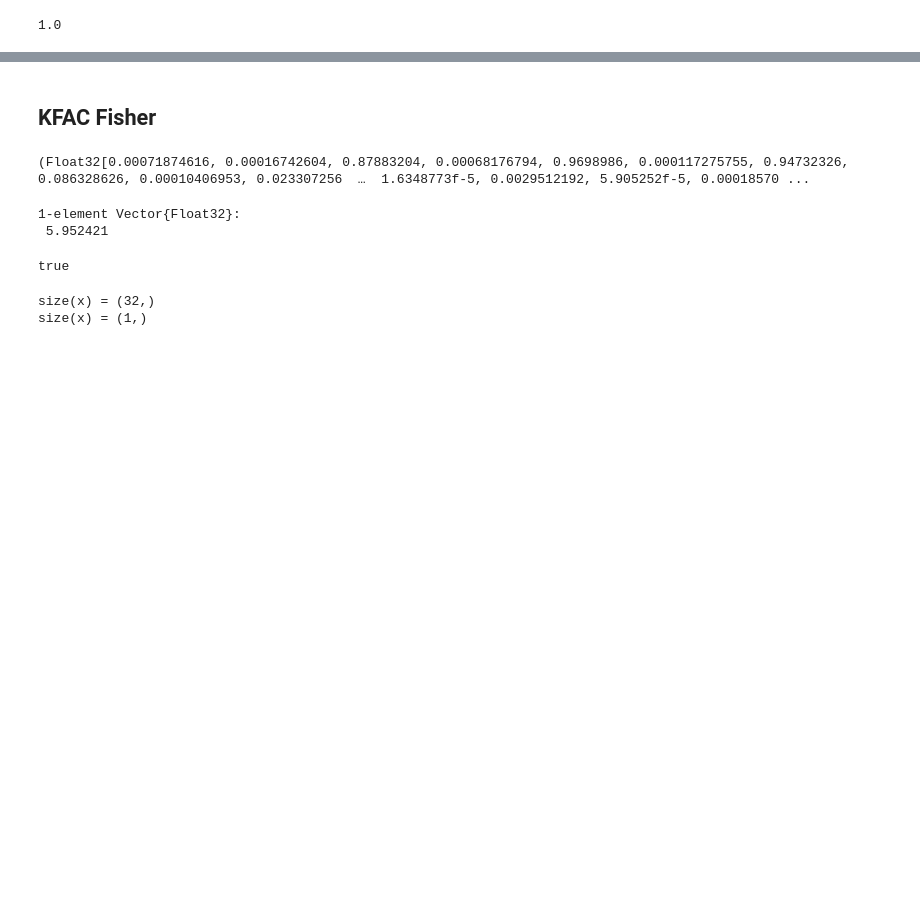
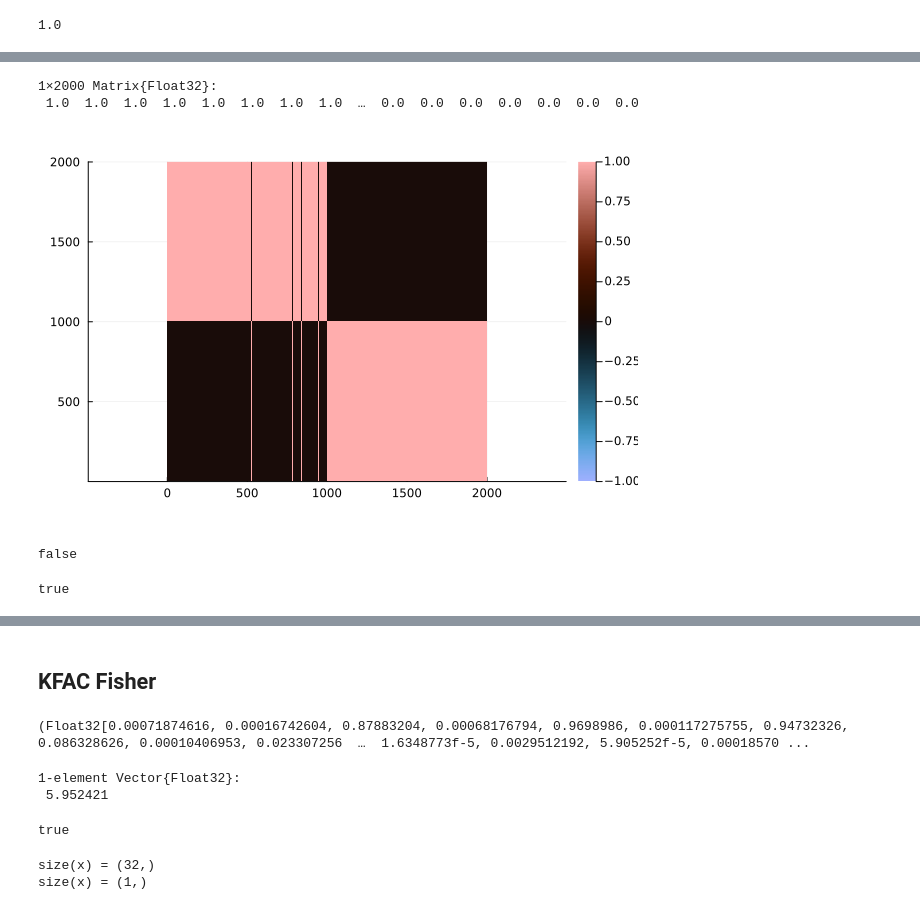
Before and after one commit to JuliaTrustworthyAI/LaplaceRedux.jl, a Jupyter notebook: dev/notebooks/KFAC/sb/Trial_KFAC-Severin.ipynb, the cells around one changed output, grey strips where cells are left out. Saved outputs shown, nothing was run; the diff lists cells and outputs as text; code cells hidden in the pictures; blank space fills up the shorter version.

```diff
--- a/dev/notebooks/KFAC/sb/Trial_KFAC-Severin.ipynb
+++ b/dev/notebooks/KFAC/sb/Trial_KFAC-Severin.ipynb
@@ -144,0 +186,17 @@ y_1 = y[1]
+# %%
+yhat = round.(sigmoid(nn(X)))
+# %% [output]
+1×2000 Matrix{Float32}:
+ 1.0  1.0  1.0  1.0  1.0  1.0  1.0  1.0  …  0.0  0.0  0.0  0.0  0.0  0.0  0.0
+# %%
+colplot(yhat .== y)
+# %% [output]
+[figure, added]
+# %%
+yhat == y
+# %% [output]
+false
+# %%
+yhat[1001:end] == y[1001:end]
+# %% [output]
+true
```
Also changed, not shown: parts of 37 cells of this notebook.
